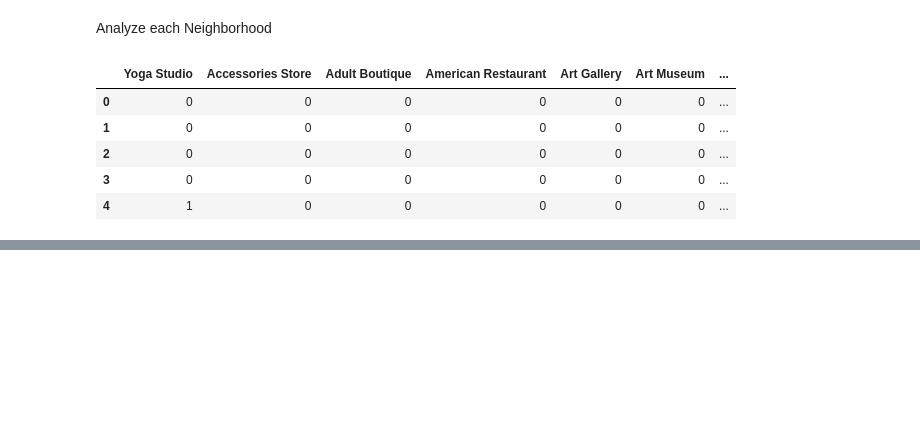
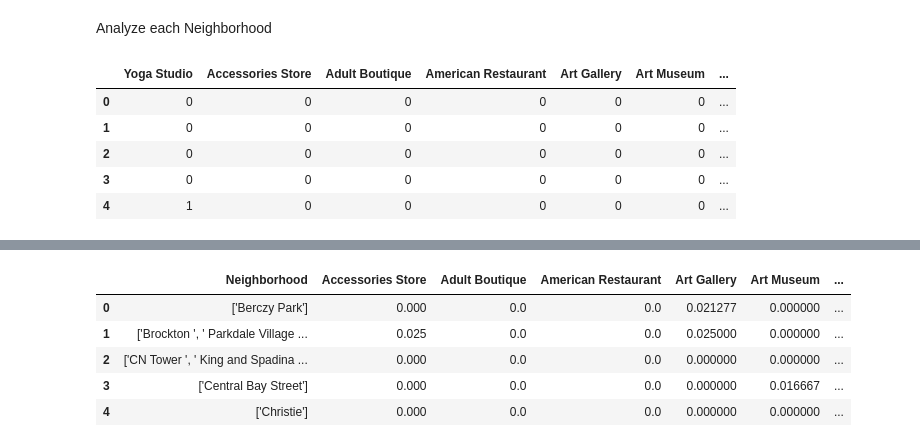
Before and after one commit to JustChandy/Coursera_Capstone, a Jupyter notebook: Main Code.ipynb, the cells around one changed output, grey strips where cells are left out. Cells and saved outputs as stored; diff of their text form; code cells hidden in the pictures; blank space fills up the shorter version.

```diff
--- a/Main Code.ipynb
+++ b/Main Code.ipynb
@@ -380,0 +396,10 @@ toronto_onehot = toronto_onehot[fixed_columns]
+# %%
+#oronto_grouped = toronto_onehot.groupby('Neighborhood').mean().reset_index()
+toronto_grouped.head()
+# %% [output]
+|  | Neighborhood | Accessories Store | Adult Boutique | American Restaurant | Art Gallery | Art Museum | ... |
+| 0 | ['Berczy Park'] | 0.000 | 0.0 | 0.0 | 0.021277 | 0.000000 | ... |
+| 1 | ['Brockton ', ' Parkdale Village ... | 0.025 | 0.0 | 0.0 | 0.025000 | 0.000000 | ... |
+| 2 | ['CN Tower ', ' King and Spadina ... | 0.000 | 0.0 | 0.0 | 0.000000 | 0.000000 | ... |
+| 3 | ['Central Bay Street'] | 0.000 | 0.0 | 0.0 | 0.000000 | 0.016667 | ... |
+| 4 | ['Christie'] | 0.000 | 0.0 | 0.0 | 0.000000 | 0.000000 | ... |
```
Also changed, not shown: parts of 8 cells of this notebook.
